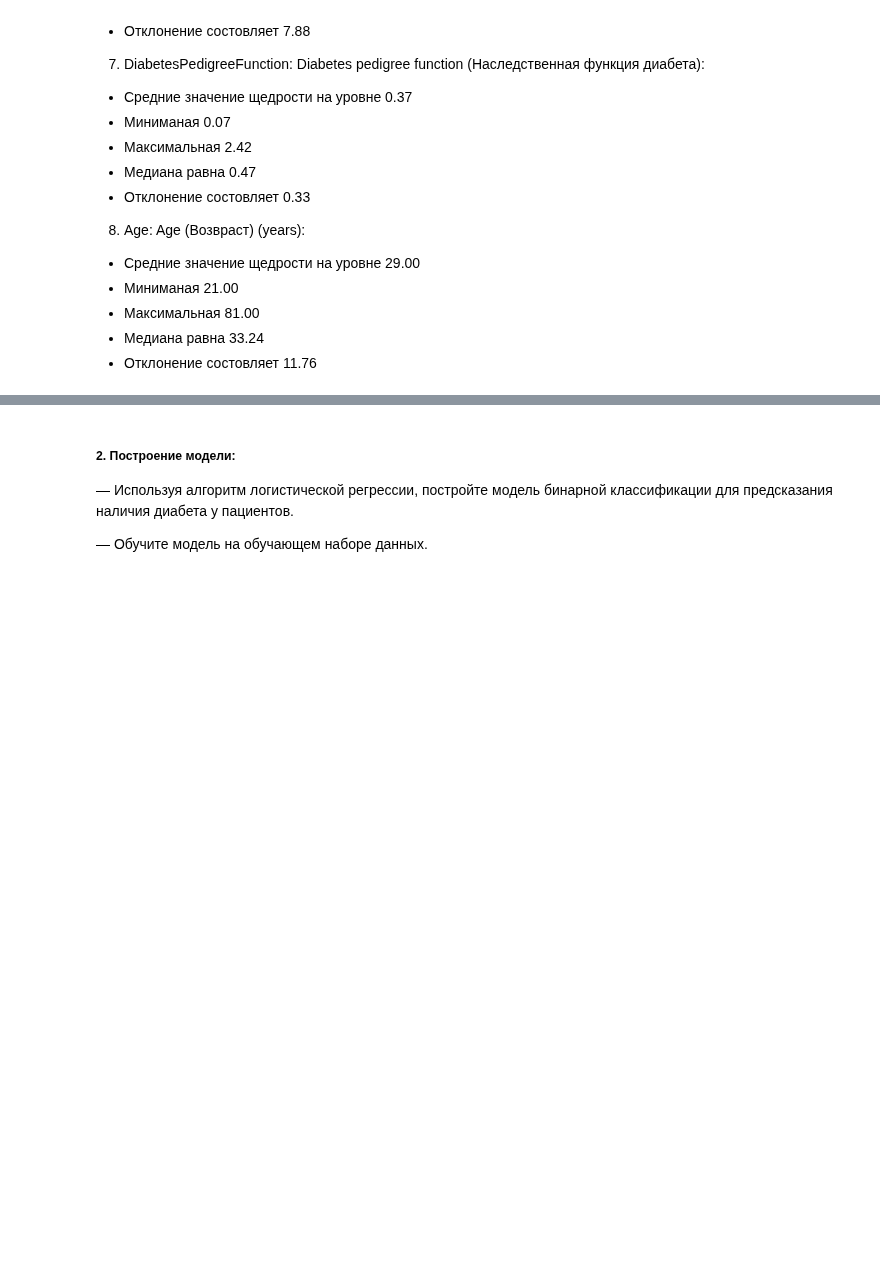
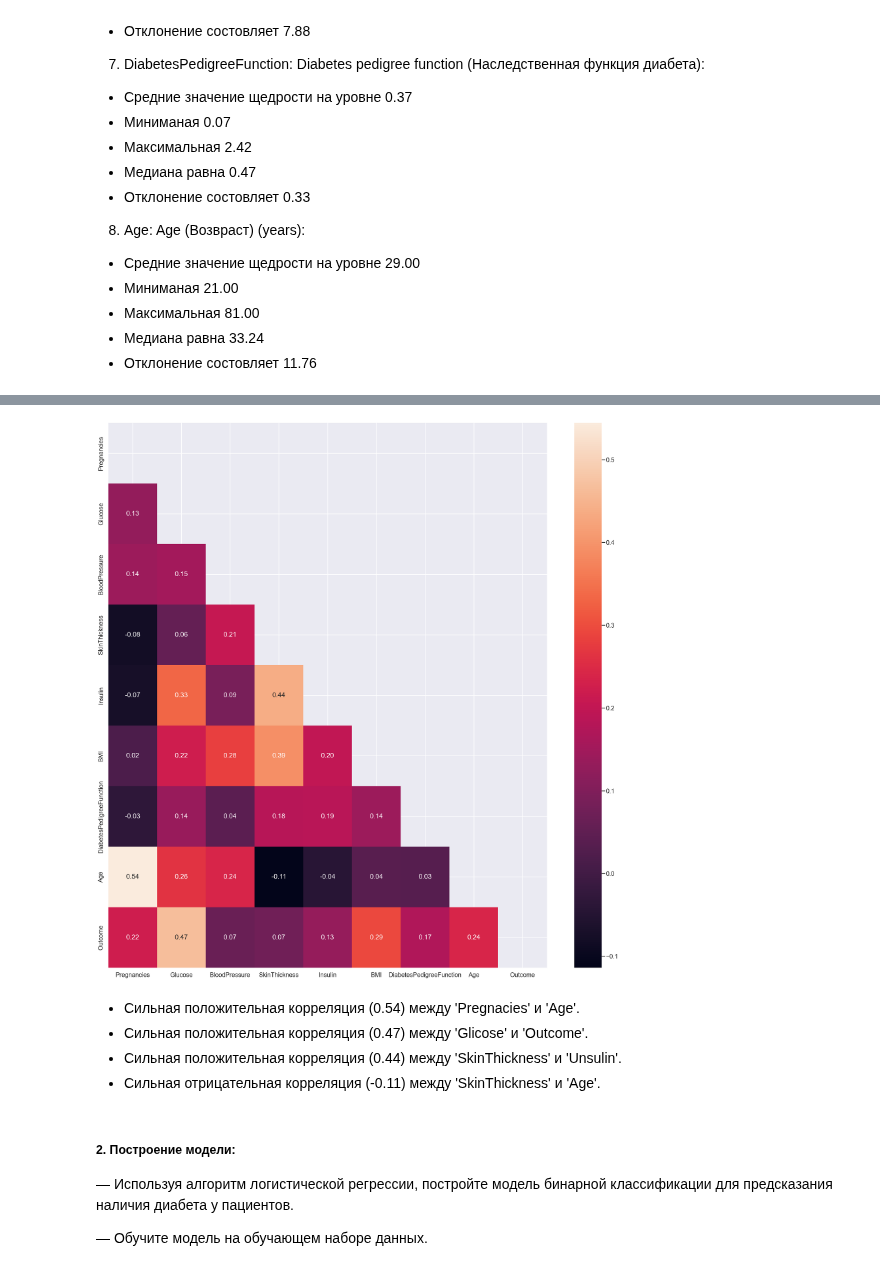
Before and after one commit to Ritorta/PythonDataBase, a Jupyter notebook: Work#4/Task_1.ipynb, the cells around one changed output, grey strips where cells are left out. Cells and saved outputs as stored; diff of their text form; code cells hidden in the pictures; blank space fills up the shorter version.

```diff
--- a/Work#4/Task_1.ipynb
+++ b/Work#4/Task_1.ipynb
@@ -224,3 +244,16 @@ plt.show()
+# %%
+# Визуализация корреляции
+plt.subplots(figsize=(35, 35))
+mask = np.triu(np.ones_like(df_diaD.corr(), dtype=bool))
+sns.heatmap(df_diaD.corr(), mask=mask, annot = True, fmt = ".2f")
+plt.show()
+# %% [output]
+[figure, added]
+# %% [markdown]
+- Сильная положительная корреляция (0.54) между 'Pregnacies' и 'Age'.
+- Сильная положительная корреляция (0.47) между 'Glicose' и 'Outcome'.
+- Сильная положительная корреляция (0.44) между 'SkinThickness' и 'Unsulin'.
+- Сильная отрицательная корреляция (-0.11) между 'SkinThickness' и 'Age'.
 # %% [markdown]
 ##### 2. Построение модели:
 
```
Also changed, not shown: parts of 12 cells of this notebook.
